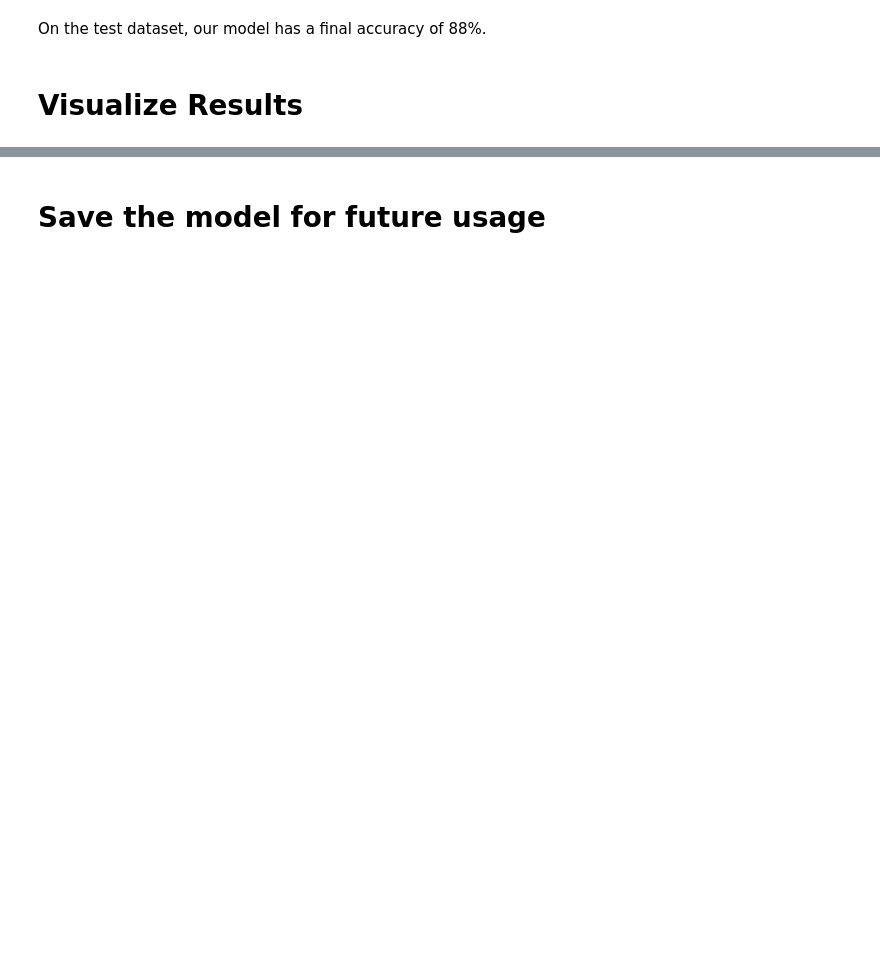
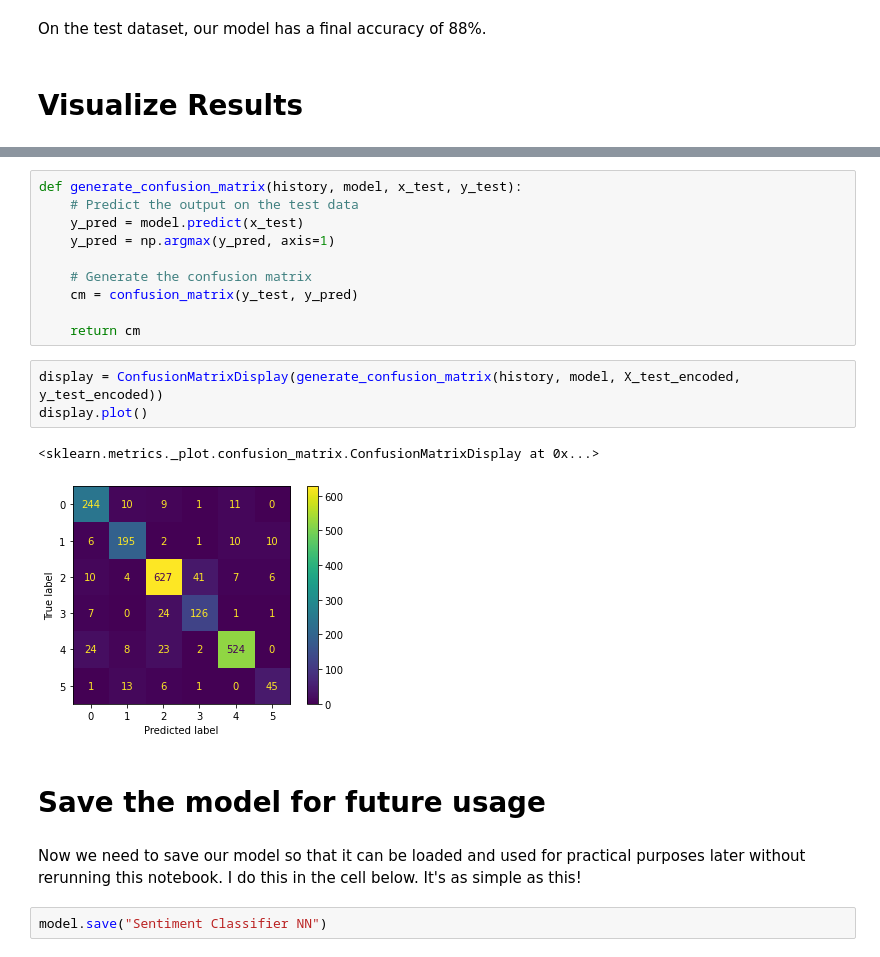
Before and after one commit to Davidkeebler/Emotions_dataset_ML, a Jupyter notebook: Index.ipynb, the cells around one changed output, grey strips where cells are left out. Drawn from its saved outputs; the diff is of its cells as text; blank space fills up the shorter version.

```diff
--- a/Index.ipynb
+++ b/Index.ipynb
@@ -487,2 +580,22 @@ On the test dataset, our model has a final accuracy of 88%.
+# %%
+def generate_confusion_matrix(history, model, x_test, y_test):
+    # Predict the output on the test data
+    y_pred = model.predict(x_test)
+    y_pred = np.argmax(y_pred, axis=1)
+
+    # Generate the confusion matrix
+    cm = confusion_matrix(y_test, y_pred)
+
+    return cm
+# %%
+display = ConfusionMatrixDisplay(generate_confusion_matrix(history, model, X_test_encoded, y_test_encoded))
+display.plot()
+# %% [output]
+<sklearn.metrics._plot.confusion_matrix.ConfusionMatrixDisplay at 0x...>
+[figure, added]
 # %% [markdown]
 # Save the model for future usage
+# %% [markdown]
+Now we need to save our model so that it can be loaded and used for practical purposes later without rerunning this notebook. I do this in the cell below. It's as simple as this!
+# %%
+model.save("Sentiment Classifier NN")
```
Also changed, not shown: parts of 23 cells of this notebook, 3 other files.
